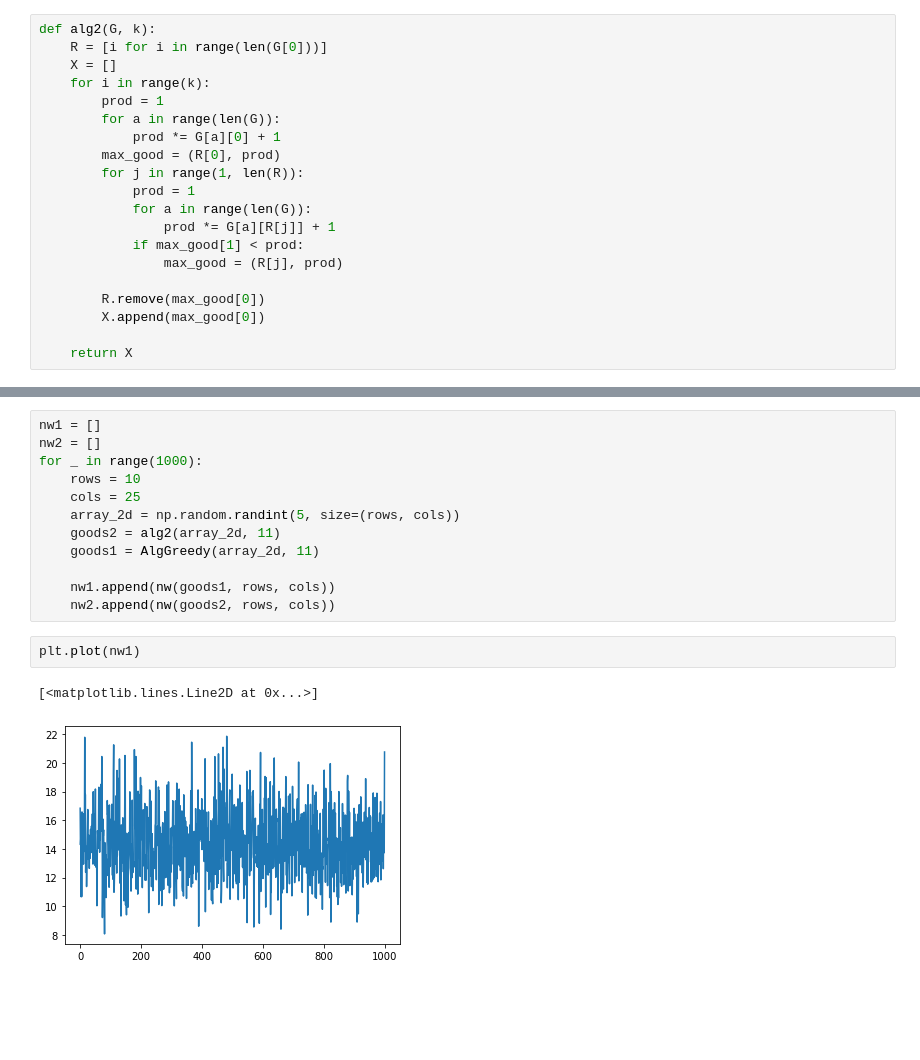
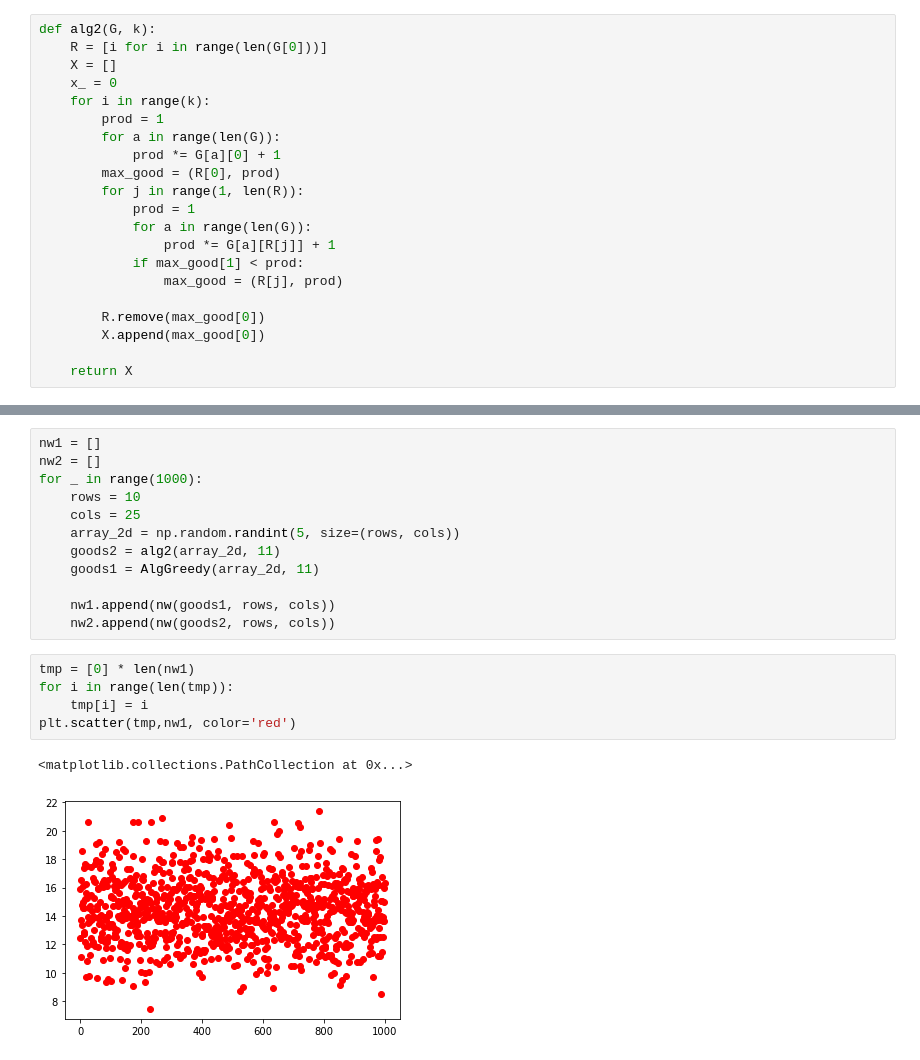
Before and after one commit to acetennis01/PURE-PK, a Jupyter notebook: Testing Alg1, Alg2.ipynb, the cells around one changed output, grey strips where cells are left out. Cells and saved outputs as stored; diff of their text form; blank space fills up the shorter version.

```diff
--- a/Testing Alg1, Alg2.ipynb
+++ b/Testing Alg1, Alg2.ipynb
@@ -6,6 +6,7 @@ import heapq
 def alg2(G, k):
     R = [i for i in range(len(G[0]))]
     X = []
+    x_ = 0
     for i in range(k):
         prod = 1
         for a in range(len(G)):
@@ -79,8 +80,11 @@ for _ in range(1000):
     nw1.append(nw(goods1, rows, cols))
     nw2.append(nw(goods2, rows, cols))
 # %%
-plt.plot(nw1)
+tmp = [0] * len(nw1)
+for i in range(len(tmp)):
+    tmp[i] = i
+plt.scatter(tmp,nw1, color='red')
 # %% [output]
-[<matplotlib.lines.Line2D at 0x...>]
+<matplotlib.collections.PathCollection at 0x...>
-[figure, old version]
+[figure, new version]
 # %%
```
Also changed, not shown: parts of 3 cells of this notebook, 3 other files.
